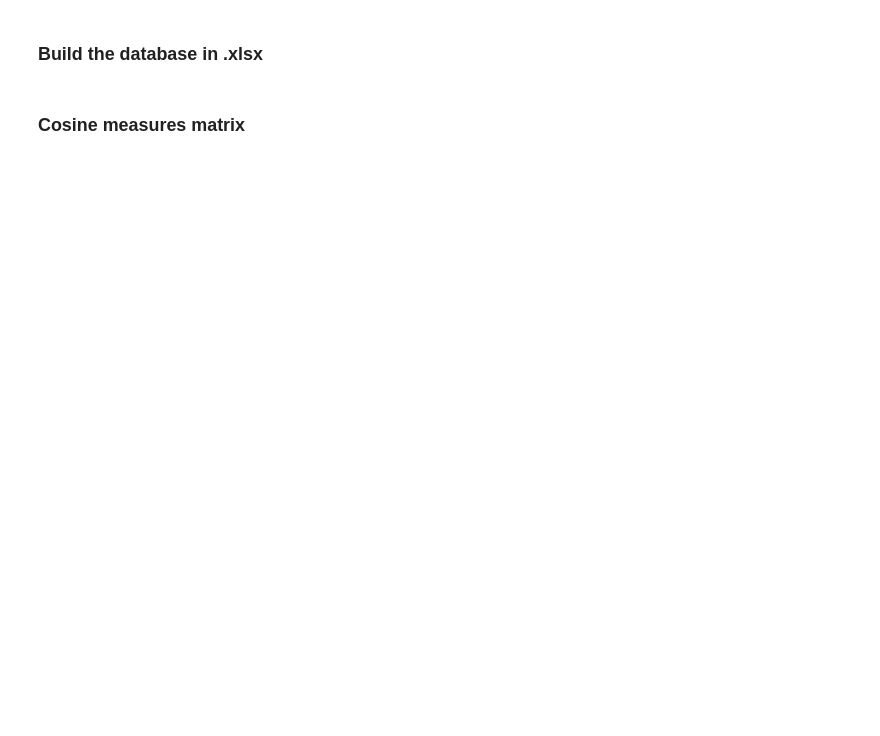
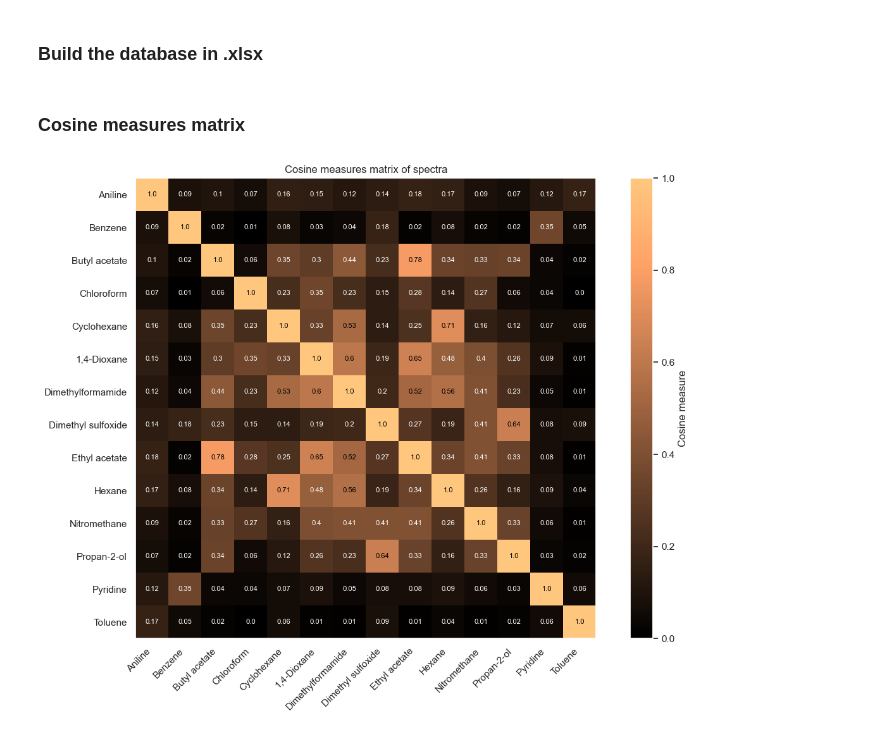
Before and after one commit to avsakharov/mass-spectrometry, a Jupyter notebook: create_database_trap.ipynb, the cells around one changed output. Cells and saved outputs as stored; diff of their text form; code cells hidden in the pictures; blank space fills up the shorter version.

```diff
--- a/create_database_trap.ipynb
+++ b/create_database_trap.ipynb
@@ -32,41 +36,28 @@ substances_dict = {'CH3NO2': {'cas': '75-62-5',
 # %% [markdown]
 ### Loading spectra measured on the Trap
 # %%
-mzml_files = glob.glob('data/database_trap/*.mzml')  # List of all mzXML files in the data/database_trap
+mzml_files = glob.glob('data/database_trap/database/*.mzml')  # List of all mzml files in the data/database_trap/database
 
-trap_db = []
-step = .1  # sampling step
-threshold = 0.05
+spectra_db = []
+step = 1  # Sampling step
 
-for i, file_path in enumerate(mzml_files):  # Go through each file
+for file_path in mzml_files:  # Go through each file
     file_name = os.path.splitext(os.path.basename(file_path))[0]
-
     ms_data = mzml.read(file_path)
     spectrum = list(ms_data)[0]
 
-    print(f'Обнаружен файл формата .mzml: {file_path}')
+#     print(f'A .mzml file has been detected: {file_path}')
 
     mz = spectrum.pop('m/z array')
     intensities = spectrum.pop('intensity array')
-    substance_name = substances_dict[file_name]['substance name']
 
-    metadata = {
-        'id': i+1,
-        'file name': file_name,
-        'cas': substances_dict[file_name]['cas'],
-        'other names': substances_dict[file_name]['other names'],
-        'molecular formula': substances_dict[file_name]['molecular formula'],
-        'monoisotopic mass': substances_dict[file_name]['monoisotopic mass']
-    }
+    metadata = metadata_df.loc[file_name].to_dict()
+    substance_name = metadata.pop('substance_name')
+    spectrum = Spectrum(mz, intensities, substance_name, **metadata)  # Create a Spectrum object
+    spectrum.resample(step) # Changing the sampling step
 
-    spectrum = Spectrum(mz, intensities, substance_name, **metadata)  # Create a Spectrum object
+    spectra_db.append(spectrum)
 
-    spectrum.resample(step) # Changing the sampling step
-    spectrum.normalize()  # Min-max normalization
-    spectrum.apply_threshold(threshold) # Cutting off values below the threshold
-
-    trap_db.append(spectrum)
-
-print("An example of a spectrum with metadata obtained on the Trap:")
-print(vars(trap_db[0]))
+print('An example of a spectrum with metadata obtained on the Trap:')
+print(vars(spectra_db[0]))
 # %% [output]
@@ -138,4 +144,6 @@ df.to_excel(f'{results_path}/database_trap.xlsx', index=False)  # Saving to Exce
 # %% [markdown]
 ### Cosine measures matrix
 # %%
-Spectrum.cosine_measures_matrix_plot(trap_db)
+Spectrum.cosine_measures_matrix_plot(spectra_db)
+# %% [output]
+[figure, added]
```
Also changed, not shown: parts of 10 cells of this notebook, 45 other files.
